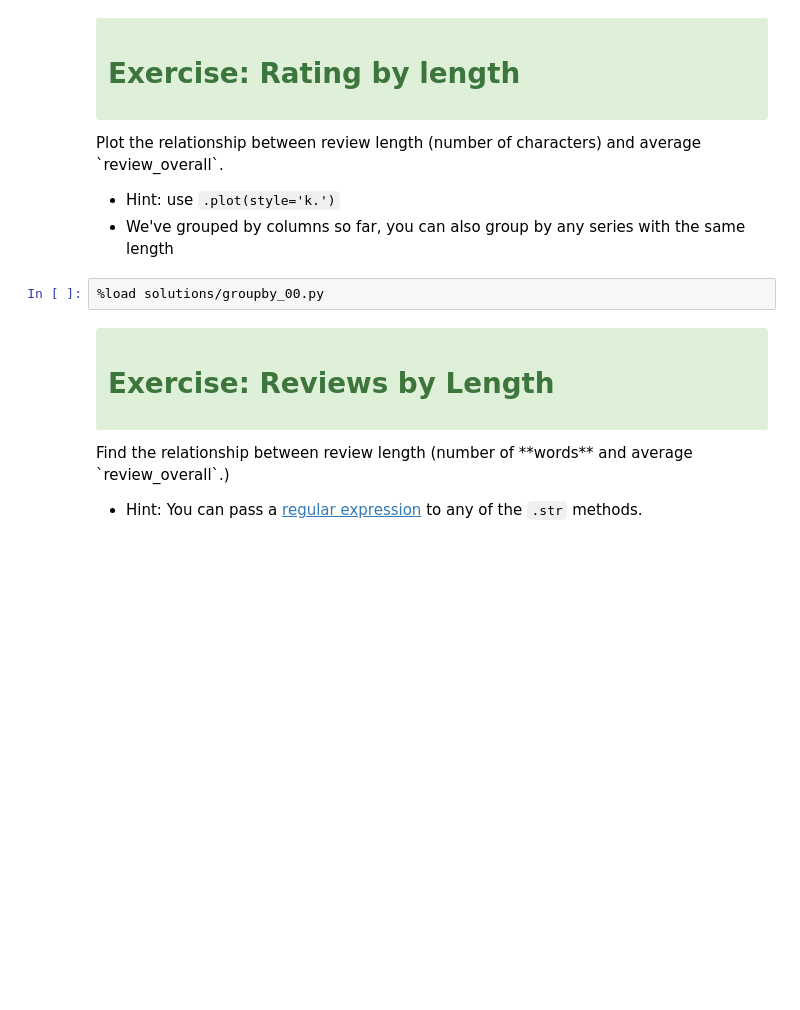
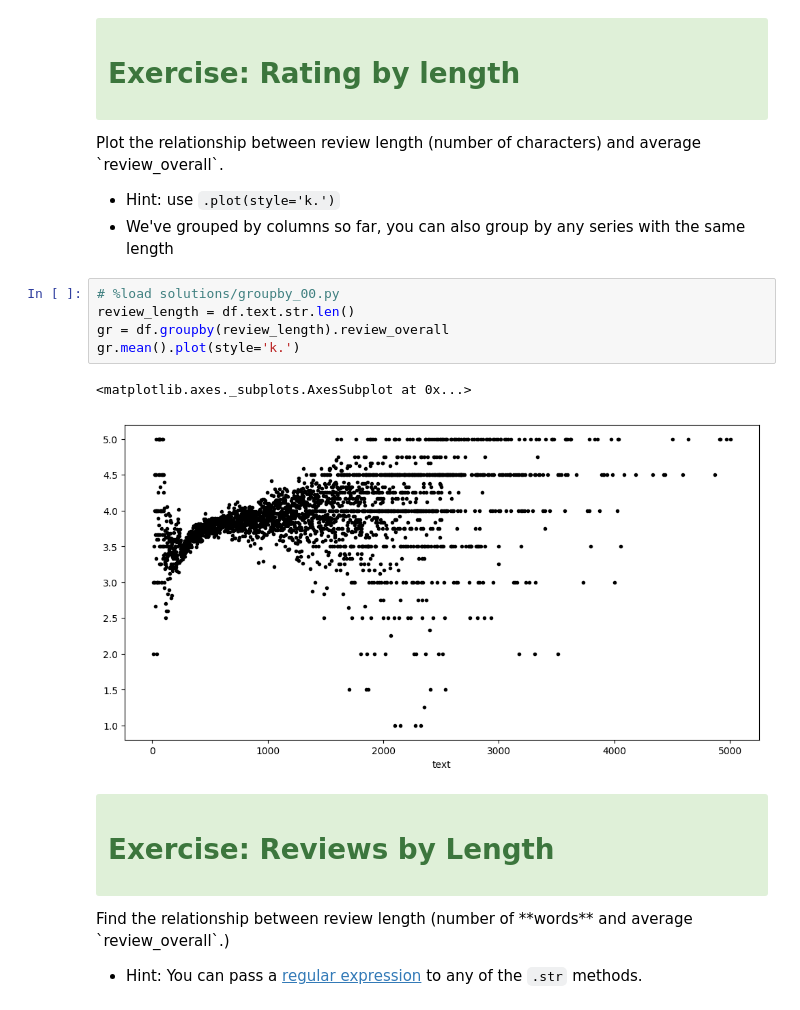
Before and after one commit to umeshraj/Pandas-Tutorial-SciPyConf-2018, a Jupyter notebook: notebooks/03-Groupby.ipynb, the cells around one changed output. Saved outputs shown, nothing was run; the diff lists cells and outputs as text; blank space fills up the shorter version.

```diff
--- a/notebooks/03-Groupby.ipynb
+++ b/notebooks/03-Groupby.ipynb
@@ -155,8 +245,14 @@ df.groupby(['brewer_id', 'beer_name'])[review_cols].agg(['mean', 'min', 'max', '
 
 - Hint: use `.plot(style='k.')`
 - We've grouped by columns so far, you can also group by any series with the same length
-# %%
-%load solutions/groupby_00.py
+# %%
+# %load solutions/groupby_00.py
+review_length = df.text.str.len()
+gr = df.groupby(review_length).review_overall
+gr.mean().plot(style='k.')
+# %% [output]
+<matplotlib.axes._subplots.AxesSubplot at 0x...>
+[figure, added]
 # %% [markdown]
 <div class="alert alert-success" data-title="Reviews by Length">
   <h1><i class="fa fa-tasks" aria-hidden="true"></i> Exercise: Reviews by Length</h1>
```
Also changed, not shown: parts of 11 cells of this notebook.
